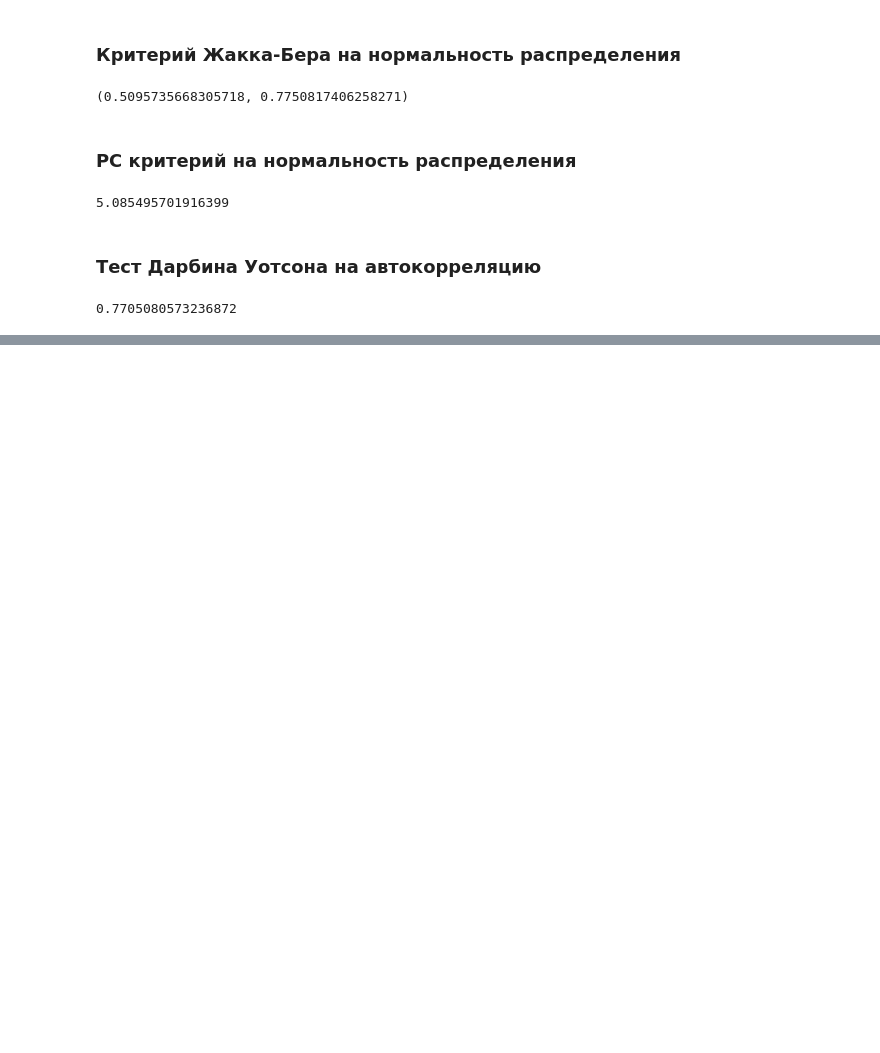
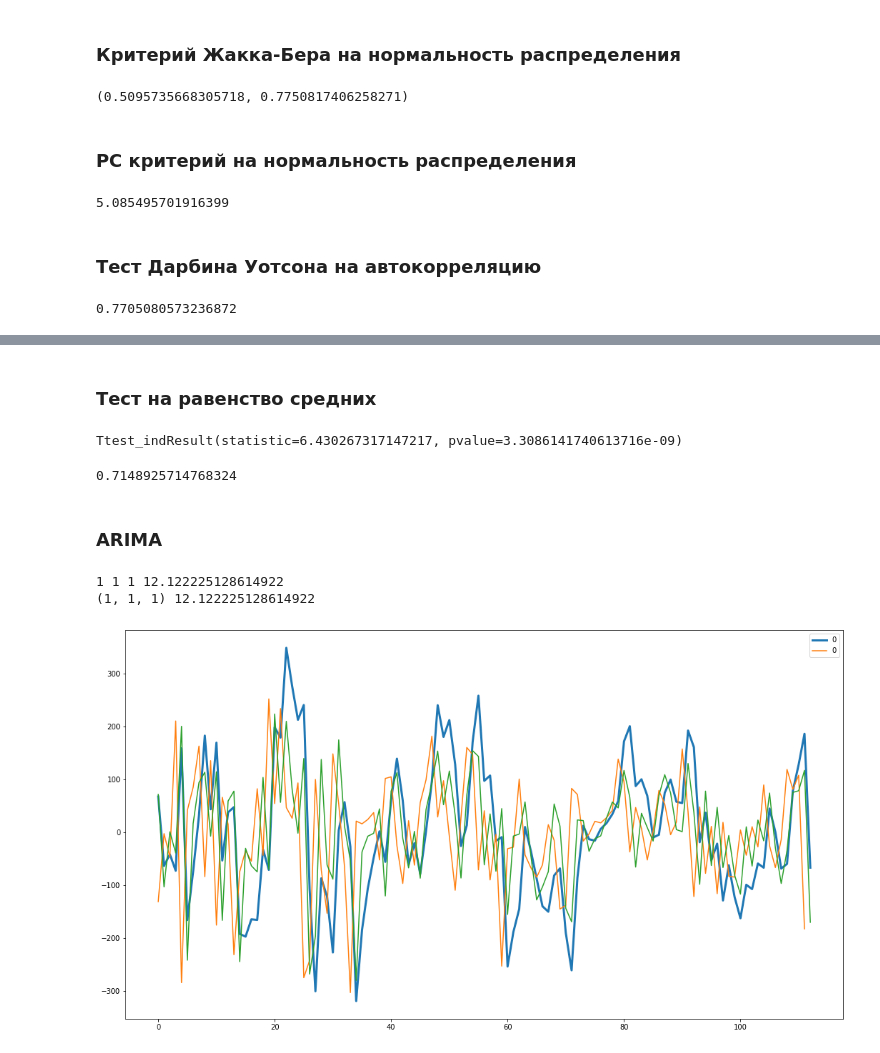
Before and after one commit to xtess16/RTSI, a Jupyter notebook: RST-2.ipynb, the cells around one changed output, grey strips where cells are left out. Cells and saved outputs as stored; diff of their text form; code cells hidden in the pictures; blank space fills up the shorter version.

```diff
--- a/RST-2.ipynb
+++ b/RST-2.ipynb
@@ -211,0 +224,6 @@ dw
+# %% [markdown]
+### Тест на равенство средних
+# %%
+stats.ttest_ind(series[:60], series[60:])
+# %% [output]
+Ttest_indResult(statistic=6.430267317147217, pvalue=3.3086141740613716e-09)
@@ -211,0 +232,40 @@ dw
+# %%
+p1 = remains[:55]
+p2 = remains[55:]
+abs(p1.mean() - p2.mean()) / sqrt(np.var(p1)/len(p1) + np.var(p2)/len(p2))
+# %% [output]
+0.7148925714768324
+# %% [markdown]
+### ARIMA
+# %%
+fig, ax = plt.subplots(figsize=(18, 10))
+ax.plot(remains, label='Orig', linewidth=3)
+
+min_aic = float('inf')
+min_param = ()
+min_mfit = None
+# 7 0 2
+# for p, d, q in itertools.product((1, 5), (0, 1, 2), (1, 2, 6, 7)):
+for p, d, q in ((1,1,1),):
+    try:
+        model = ARIMA(remains, order=(p, d, q))
+        mfit = model.fit()
+        aic_r = mfit.aic / len(remains)
+    except:
+        pass
+    else:
+        print(p, d, q, aic_r)
+        if aic_r < min_aic:
+            min_aic = aic_r
+            min_param = p, d, q
+            min_mfit = mfit
+print(min_param, min_aic)
+pd.DataFrame(mfit.resid).plot(ax=ax)
+model = ARIMA(remains, order=(7, 0, 2))
+mfit = model.fit()
+pd.DataFrame(mfit.resid).plot(ax=ax)
+plt.show()
+# %% [output]
+1 1 1 12.122225128614922
+(1, 1, 1) 12.122225128614922
+[figure, added]
```
Also changed, not shown: parts of 16 cells of this notebook.
